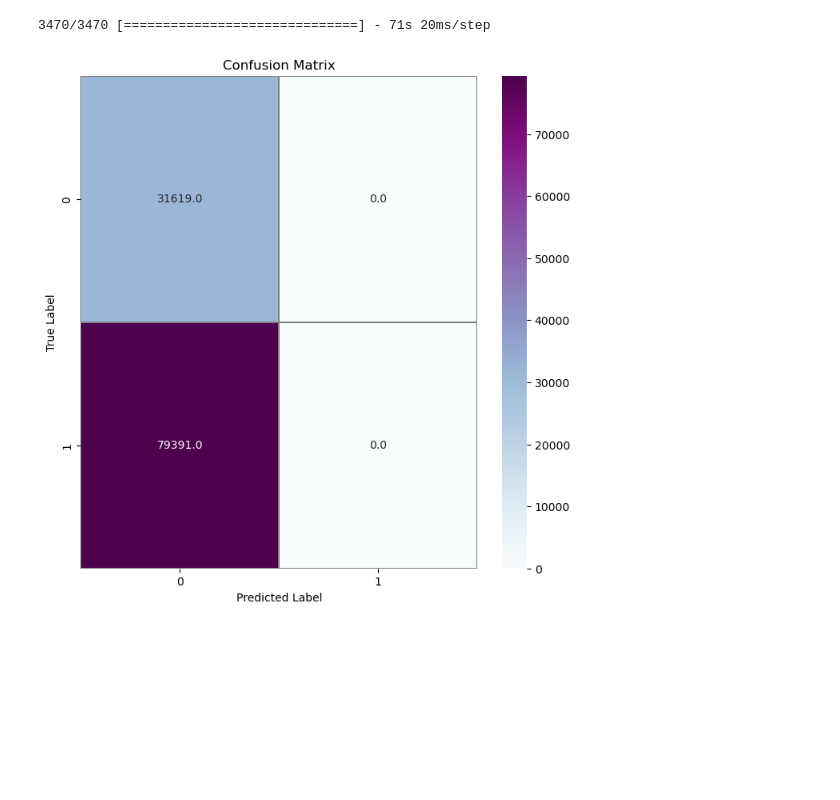
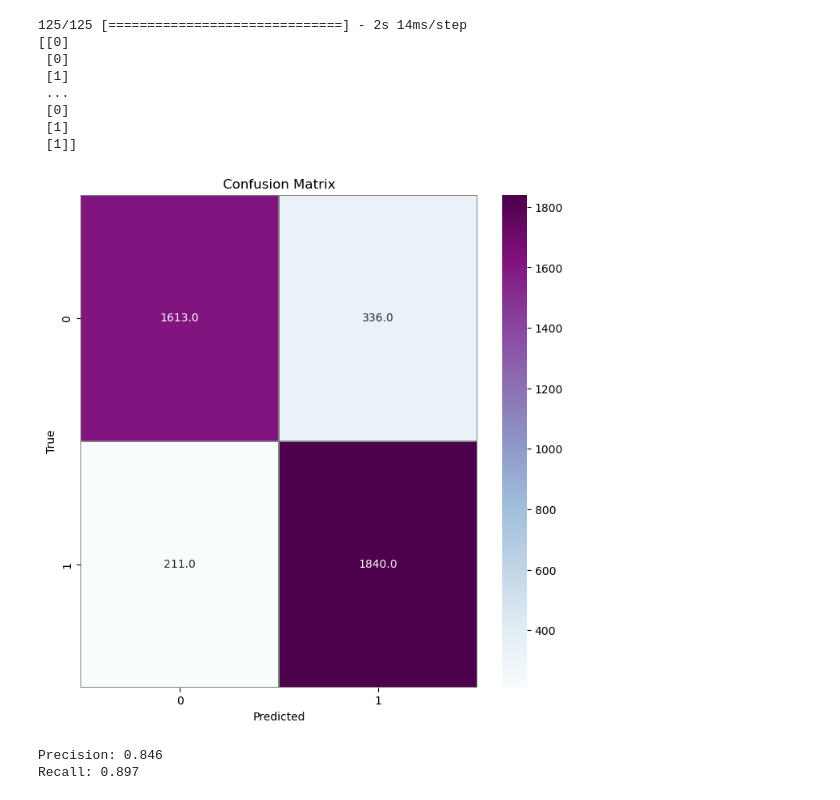
Before and after one commit to ameraburashid/Breast_Can, a Jupyter notebook: Image_classifier.ipynb, the cells around one changed output. Saved outputs shown, nothing was run; the diff lists cells and outputs as text; code cells hidden in the pictures; blank space fills up the shorter version.

Commit message:
Update Image_classifier.ipynb
-updated model
-corrected confusion matrix

```diff
--- a/Image_classifier.ipynb
+++ b/Image_classifier.ipynb
@@ -13,5 +12,5 @@ from livelossplot import PlotLossesKeras
 # %%
-img_data = glob('Data/breast-histopathology-images - Copy/**/*.png', recursive=True)
+img_data = glob('Data/breast-histopathology-images/**/*.png', recursive=True)
 # %%
 img_data[:3]
 # %% [output]
@@ -113,7 +112,7 @@ for img_path in cancer_img:
     can_img_arr.append([c_img_size, 1])
 # %%
 
-breast_img_arr = non_img_arr[:2000] + can_img_arr[:2000]
+breast_img_arr = non_img_arr[:10000] + can_img_arr[:10000]
 
 np.random.shuffle(breast_img_arr) #shuffle for more randomization
 
@@ -207,3 +194,8 @@ lr
+# %%
+from tensorflow import keras
+
+from keras.models import load_model
+model =  load_model('C:/Users/amer_/Documents/GitHub/Breast_Cancer_class/my_model.h5')
 # %%
 plt.plot(history.history['Accuracy'])
 plt.plot(history.history['val_Accuracy'])
@@ -231,20 +224,41 @@ model.evaluate(X_test,y_test)
 # %%
 from sklearn.metrics import confusion_matrix
 import seaborn as sns
 Y_pred = model.predict(X_test)
-Y_pred_classes = np.argmax(Y_pred,axis = 1)
+
+#the output is continous values, we need binary numbers for classifications
+Y_pred_classes = np.where(Y_pred >= 0.2, 1, 0) #if Y_pred >= 0.2 then the condition is true
+
+
+print(Y_pred_classes)
 Y_true = np.array(y_test)
-
 confusion_mtx = confusion_matrix(Y_true, Y_pred_classes)
 f,ax = plt.subplots(figsize=(8, 8))
 sns.heatmap(confusion_mtx, annot=True, linewidths=0.01,cmap="BuPu",linecolor="gray", fmt= '.1f',ax=ax)
 plt.xlabel("Predicted")
 plt.ylabel("True")
 plt.title("Confusion Matrix")
 plt.show()
 # %% [output]
-3470/3470 [==============================] - 71s 20ms/step
+125/125 [==============================] - 2s 14ms/step
+[[0]
+ [0]
+ [1]
+ ...
+ [0]
+ [1]
+ [1]]
-[figure, old version]
+[figure, new version]
+# %%
+from sklearn.metrics import precision_score
+from sklearn.metrics import recall_score
+
+print('Precision: %.3f' % precision_score(y_test, Y_pred_classes))
+
+print('Recall: %.3f' % recall_score(y_test, Y_pred_classes))
+# %% [output]
+Precision: 0.846
+Recall: 0.897
 # %%
 prediction = model.predict(X_test)
 # %% [output]
```
Also changed, not shown: parts of 16 cells of this notebook.
